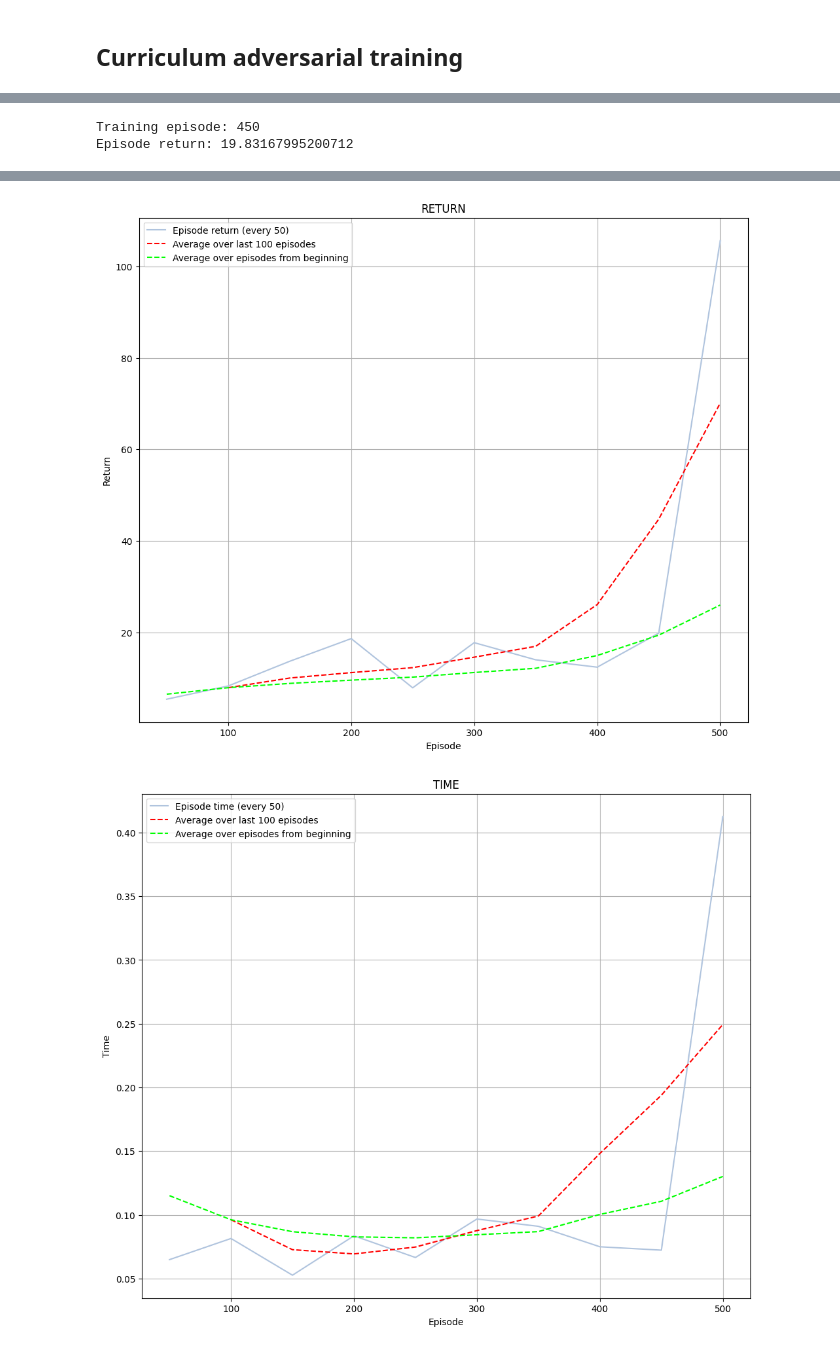
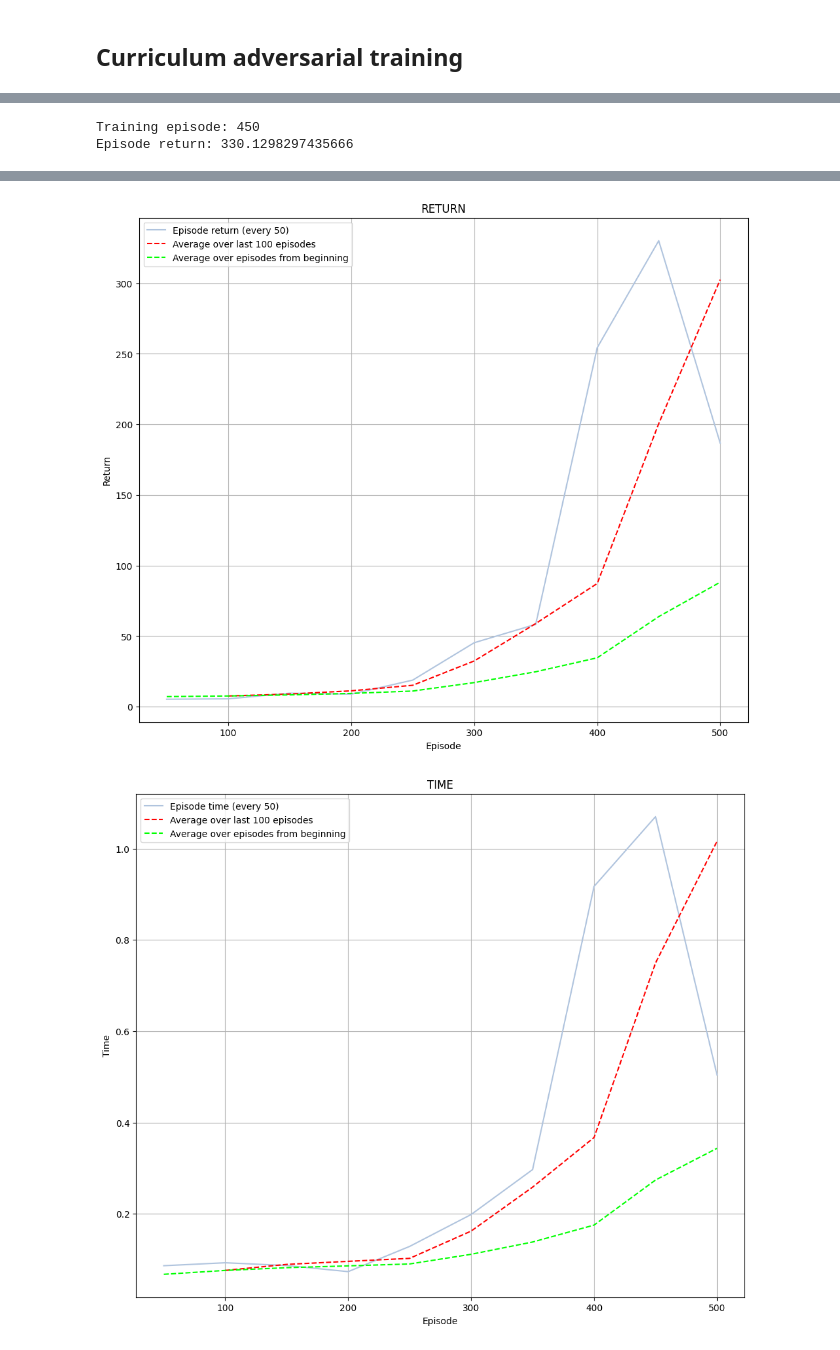
Before and after one commit to MaddalenaGhiotti/ReinforcementLearningProject, a Jupyter notebook: Maddalena/Piri_toRun.ipynb, the cells around one changed output, grey strips where cells are left out. Cells and saved outputs as stored; diff of their text form; code cells hidden in the pictures.

```diff
--- a/Maddalena/Piri_toRun.ipynb
+++ b/Maddalena/Piri_toRun.ipynb
@@ -16,5 +16,5 @@ episodes =50000
 # %%
-file_name='PiriBeta.csv'
+file_name='PiriBeta_advers_curric_slow.csv'
 # %%
-returns_array, times_array, tot_time, model_name = racb.train(0, n_episodes=episodes, csv_name=file_name, save_every=50, print_every=episodes//10, plot=True, pert_bound=0, random_state=42)
+returns_array, times_array, tot_time, model_name = racb.train(0, n_episodes=episodes, csv_name=file_name, save_every=50, print_every=episodes//10, plot=True, pert_bound=[0.01,0.02,0.05,0.08,0.1], random_state=42)
 # %% [output]
@@ -49,6 +50,6 @@ MODEL NAME: Reinforce_500_b0_hS_rs42_250615_12-55-37.mdl
 # %%
 for s in seeds:
-    returns_array, times_array, tot_time, model_name = racb.train(0, n_episodes=episodes, csv_name=file_name, save_every=50, print_every=episodes//10, plot=False, pert_bound=0, random_state=s)
+    returns_array, times_array, tot_time, model_name = racb.train(0, n_episodes=episodes, csv_name=file_name, save_every=50, print_every=episodes//10, plot=False, pert_bound=[0.01,0.02,0.05,0.08,0.1], random_state=s)
 # %% [output]
 Action space: Box([-1. -1. -1.], [1. 1. 1.], (3,), float32)
 State space: Box([-inf -inf -inf -inf -inf -inf -inf -inf -inf -inf -inf], [inf inf inf inf inf inf inf inf inf inf inf], (11,), float64)
@@ -88,5 +82,5 @@ Episode return: 4.190760687229734
 # %%
-file_name='PiriBeta_advers_fixed.csv'
+file_name='PiriBeta_advers_curric_flat.csv'
 # %%
-returns_array, times_array, tot_time, model_name = racb.train(0, n_episodes=episodes, csv_name=file_name, save_every=50, print_every=episodes//10, plot=True, pert_bound=[0.1,0.1,0.1,0.1,0.1], random_state=42)
+returns_array, times_array, tot_time, model_name = racb.train(0, n_episodes=episodes, csv_name=file_name, save_every=50, print_every=episodes//10, plot=True, pert_bound=[0.05,0.05,0.05,0.08,0.08], random_state=42)
 # %% [output]
@@ -112,3 +107,3 @@ Episode return: 12.387715004450646
 Training episode: 450
-Episode return: 19.83167995200712
+Episode return: 330.1298297435666
 Training episode: 500
@@ -119,4 +114,4 @@ MODEL NAME: Reinforce_500_b0_hS_rs42_250615_12-56-00.mdl
-[figure, old version]
+[figure, new version]
-[figure, old version]
+[figure, new version]
 # %%
 for s in seeds:
```
Also changed, not shown: parts of 10 cells of this notebook, 6 other files.
